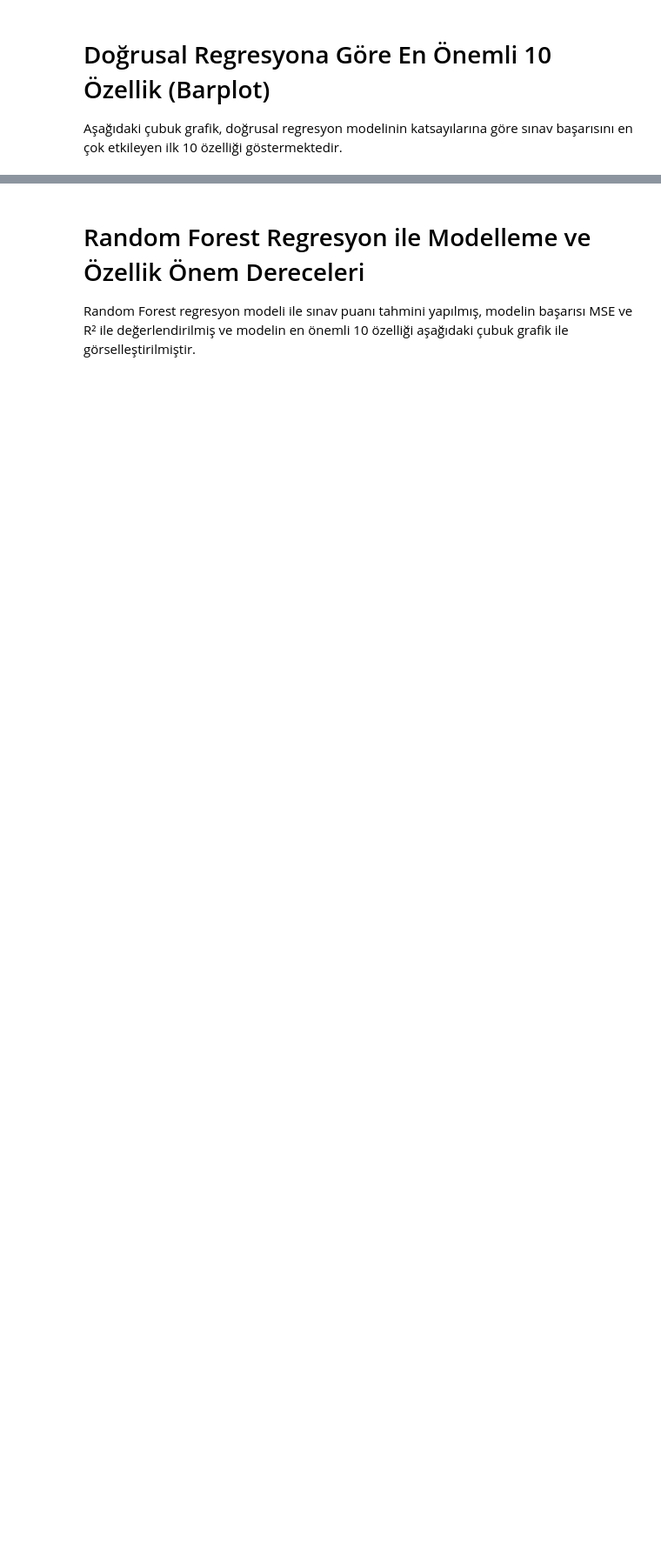
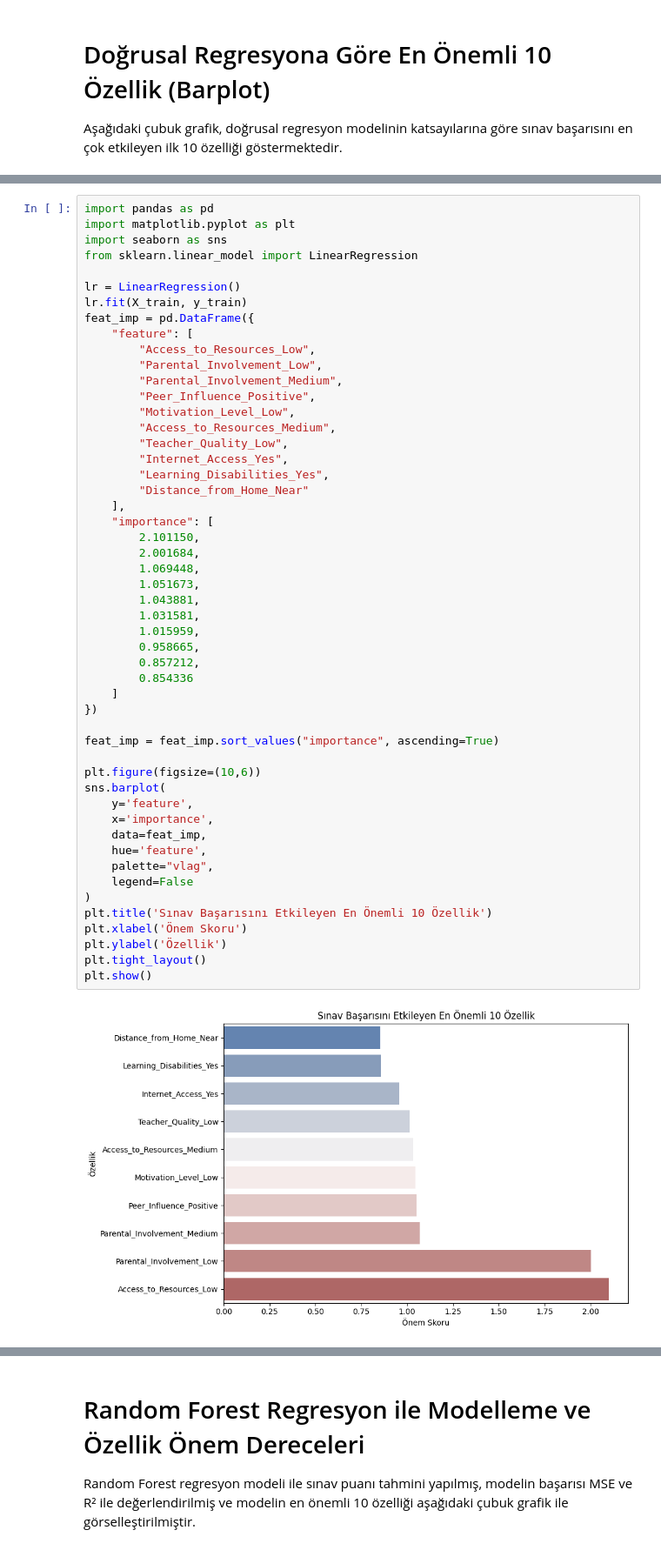
Before and after one commit to omerblgc/Project, a Jupyter notebook: Data_Science_and_AI_Projects.ipynb, the cells around one changed output, grey strips where cells are left out. Shown at 87% size. Drawn from its saved outputs; the diff is of its cells as text; blank space fills up the shorter version.

```diff
--- a/Data_Science_and_AI_Projects.ipynb
+++ b/Data_Science_and_AI_Projects.ipynb
@@ -682,0 +694,53 @@ plt.show()
+# %%
+import pandas as pd
+import matplotlib.pyplot as plt
+import seaborn as sns
+from sklearn.linear_model import LinearRegression
+
+lr = LinearRegression()
+lr.fit(X_train, y_train)
+feat_imp = pd.DataFrame({
+    "feature": [
+        "Access_to_Resources_Low",
+        "Parental_Involvement_Low",
+        "Parental_Involvement_Medium",
+        "Peer_Influence_Positive",
+        "Motivation_Level_Low",
+        "Access_to_Resources_Medium",
+        "Teacher_Quality_Low",
+        "Internet_Access_Yes",
+        "Learning_Disabilities_Yes",
+        "Distance_from_Home_Near"
+    ],
+    "importance": [
+        2.101150,
+        2.001684,
+        1.069448,
+        1.051673,
+        1.043881,
+        1.031581,
+        1.015959,
+        0.958665,
+        0.857212,
+        0.854336
+    ]
+})
+
+feat_imp = feat_imp.sort_values("importance", ascending=True)
+
+plt.figure(figsize=(10,6))
+sns.barplot(
+    y='feature',
+    x='importance',
+    data=feat_imp,
+    hue='feature',
+    palette="vlag",
+    legend=False
+)
+plt.title('Sınav Başarısını Etkileyen En Önemli 10 Özellik')
+plt.xlabel('Önem Skoru')
+plt.ylabel('Özellik')
+plt.tight_layout()
+plt.show()
+# %% [output]
+[figure, added]
```
Also changed, not shown: parts of 38 cells of this notebook.
